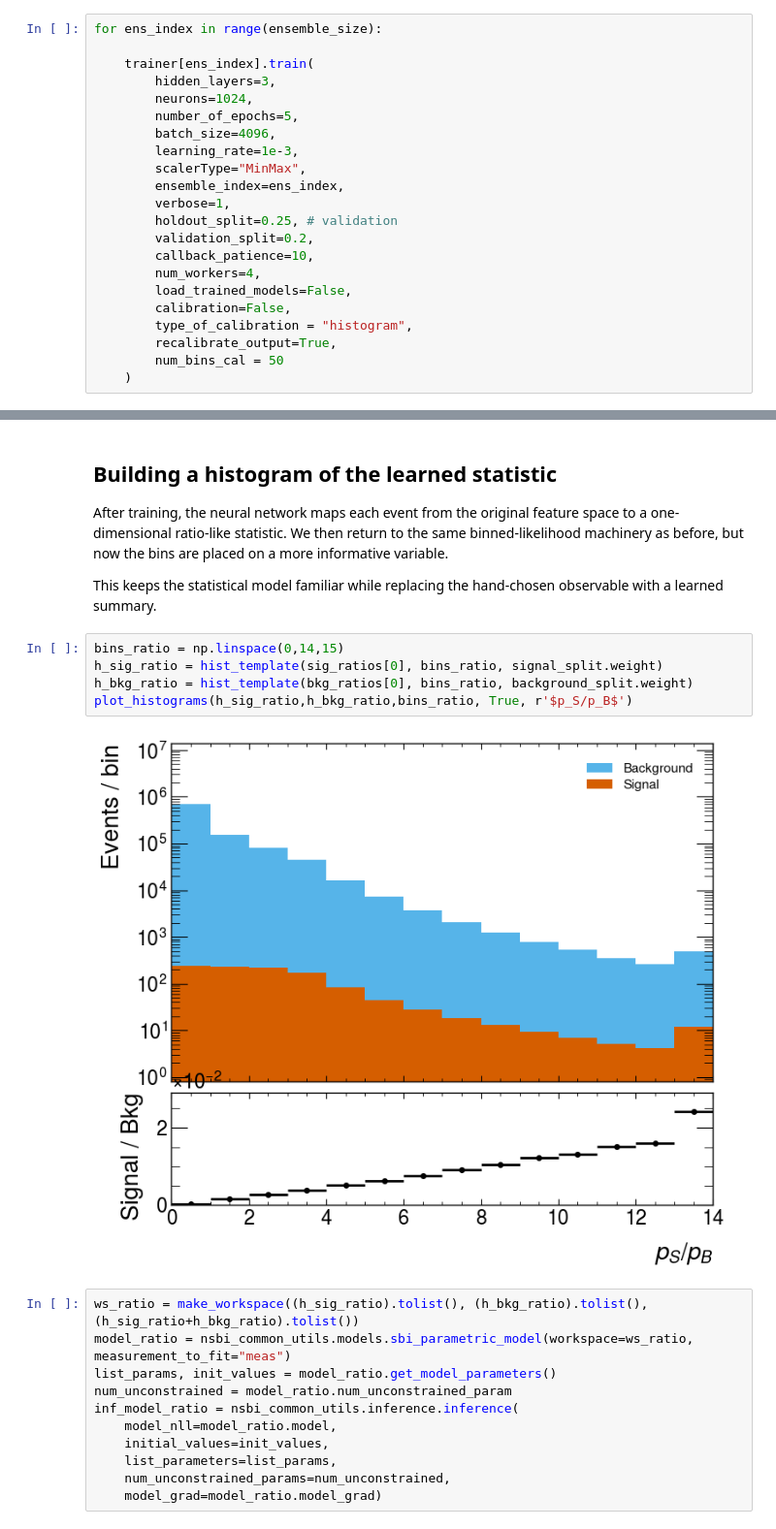
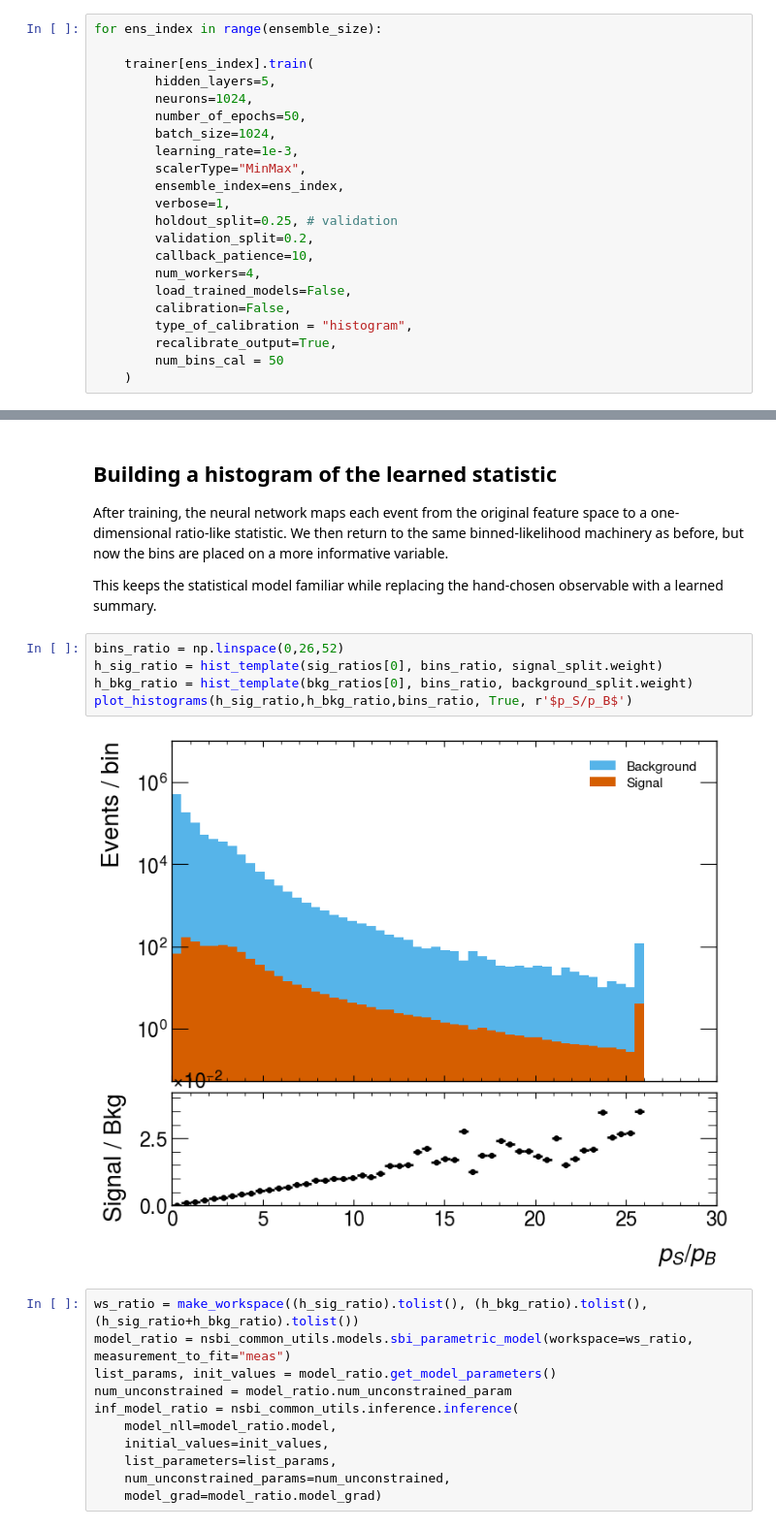
Before and after one commit to Ragansu/NSBI-workflow-tutorial, a Jupyter notebook: workshops/ml4hep_tifr_colab/Exercise_1_summary_statistics.ipynb, the cells around one changed output, grey strips where cells are left out. Shown at 97% size. Drawn from its saved outputs; the diff is of its cells as text.

```diff
--- a/workshops/ml4hep_tifr_colab/Exercise_1_summary_statistics.ipynb
+++ b/workshops/ml4hep_tifr_colab/Exercise_1_summary_statistics.ipynb
@@ -859,10 +893,10 @@ for ens_index in range(ensemble_size):
 for ens_index in range(ensemble_size):
 
     trainer[ens_index].train(
-        hidden_layers=3,
+        hidden_layers=5,
         neurons=1024,
-        number_of_epochs=5,
-        batch_size=4096,
+        number_of_epochs=50,
+        batch_size=1024,
         learning_rate=1e-3,
         scalerType="MinMax",
         ensemble_index=ens_index,
@@ -956,12 +1014,12 @@ After training, the neural network maps each event from the original feature spa
 
 This keeps the statistical model familiar while replacing the hand-chosen observable with a learned summary.
 # %%
-bins_ratio = np.linspace(0,14,15)
+bins_ratio = np.linspace(0,26,52)
 h_sig_ratio = hist_template(sig_ratios[0], bins_ratio, signal_split.weight)
 h_bkg_ratio = hist_template(bkg_ratios[0], bins_ratio, background_split.weight)
 plot_histograms(h_sig_ratio,h_bkg_ratio,bins_ratio, True, r'$p_S/p_B$')
 # %% [output]
-[figure, old version]
+[figure, new version]
 # %%
 ws_ratio = make_workspace((h_sig_ratio).tolist(), (h_bkg_ratio).tolist(), (h_sig_ratio+h_bkg_ratio).tolist())
 model_ratio = nsbi_common_utils.models.sbi_parametric_model(workspace=ws_ratio, measurement_to_fit="meas")
```
Also changed, not shown: parts of 19 cells of this notebook.
